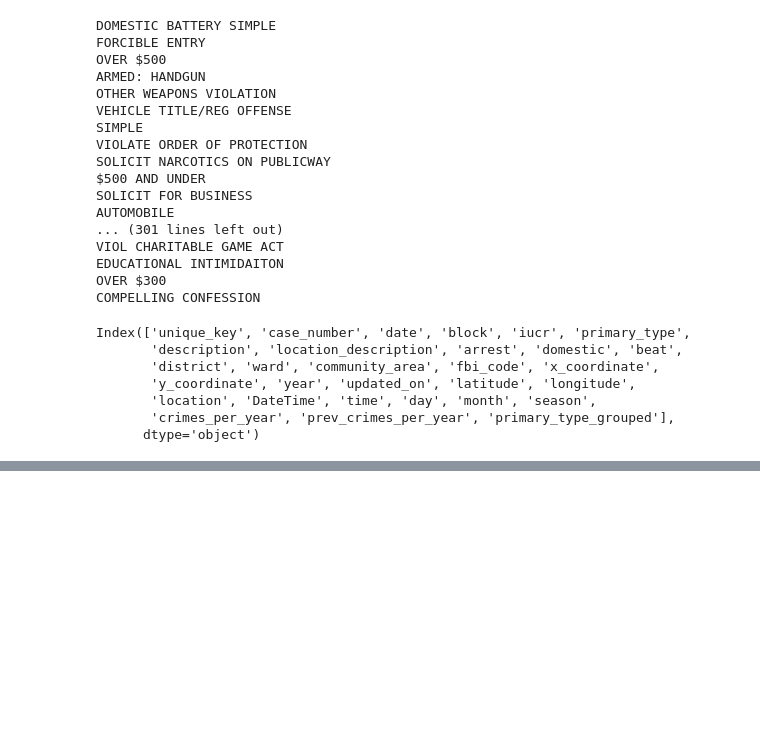
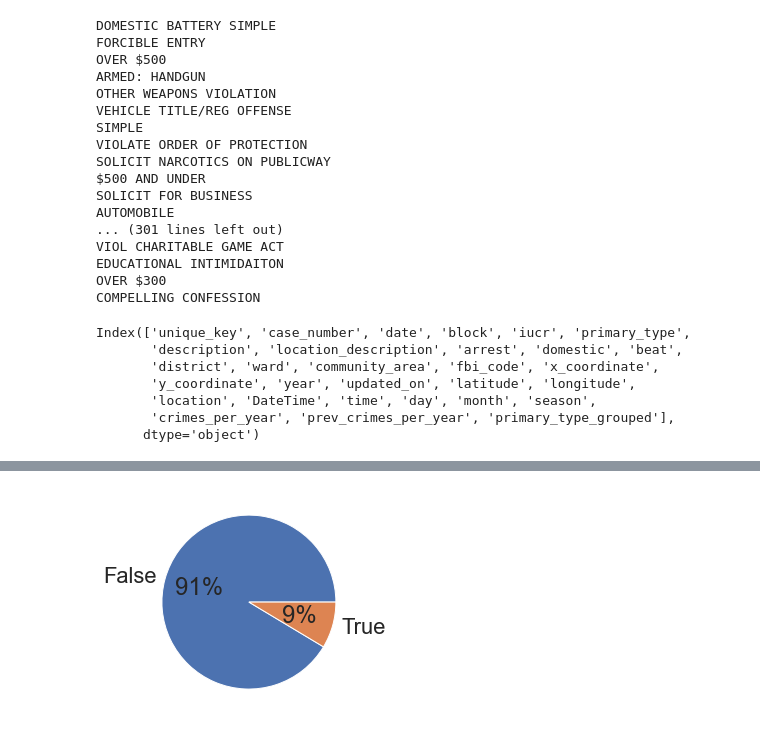
Before and after one commit to ncgauroneal/CrimePrediction, a Jupyter notebook: Data Science Work/Data Analysis.ipynb, the cells around one changed output, grey strips where cells are left out. Cells and saved outputs as stored; diff of their text form; code cells hidden in the pictures; blank space fills up the shorter version.

```diff
--- a/Data Science Work/Data Analysis.ipynb
+++ b/Data Science Work/Data Analysis.ipynb
@@ -452,0 +502,5 @@ Index(['unique_key', 'case_number', 'date', 'block', 'iucr', 'primary_type',
+# %%
+#plot_cat_var(labels, sizes, title, num_values, xaxis)
+pie_chart(arrest.domestic.value_counts().index, arrest.domestic.value_counts(), "Domestic Distribution for arrests", 2)
+# %% [output]
+[figure, added]
```
Also changed, not shown: parts of 29 cells of this notebook, 1 other file.
